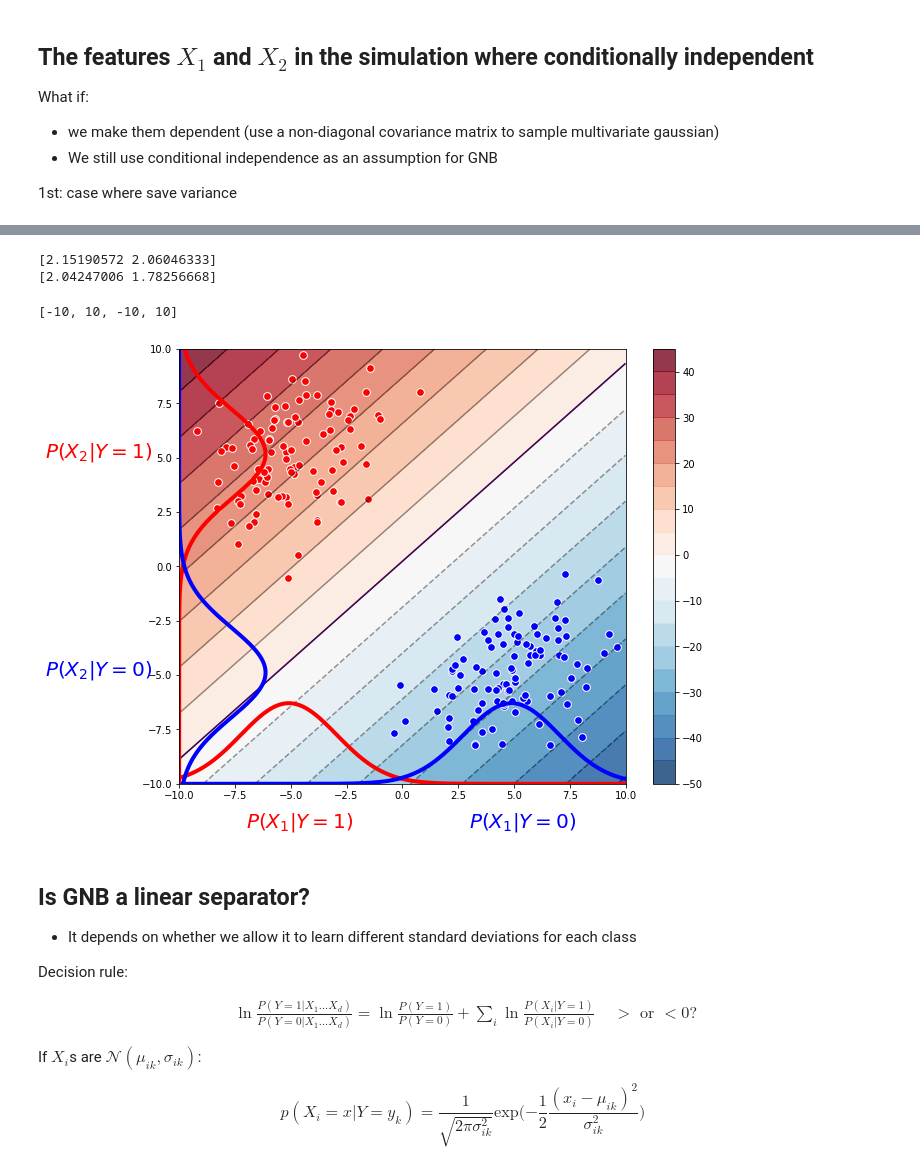
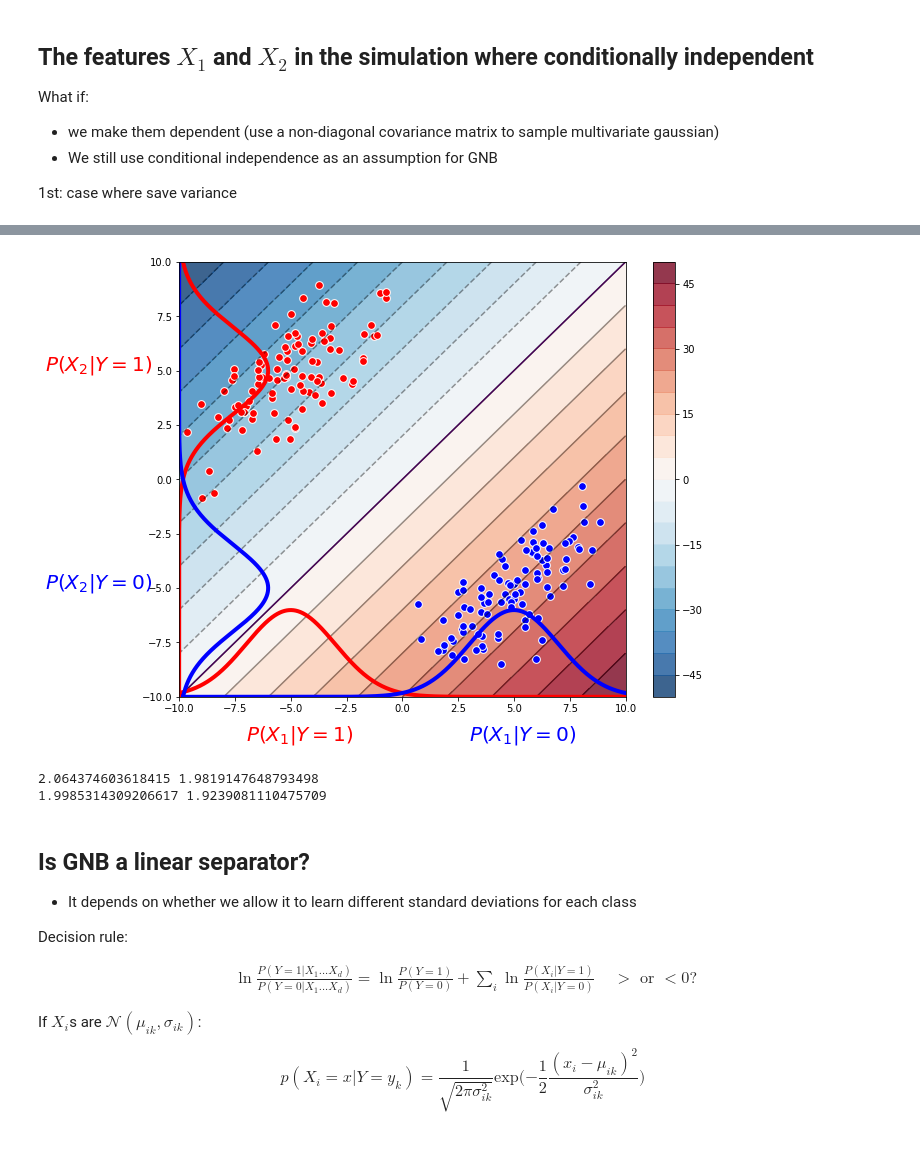
Before and after one commit to lwehbe/10315_S21, a Jupyter notebook: Lecture_06_Naive_Bayes.ipynb, the cells around one changed output, grey strips where cells are left out. Saved outputs shown, nothing was run; the diff lists cells and outputs as text; code cells hidden in the pictures.

```diff
--- a/Lecture_06_Naive_Bayes.ipynb
+++ b/Lecture_06_Naive_Bayes.ipynb
@@ -595,34 +612,29 @@ P_X2_0 = norm.pdf(x1,mu_2_0,sigma_2_0)
-# %%
-# other things don't change!
-print(X_positive.std(axis=0))
-print(X_negative.std(axis=0))
-
-plt.figure(figsize=(10,8))
-
-# plot contour plot
-cs = plt.contourf(X1, X2, fX,20,cmap='RdBu_r',alpha=0.8);
-plt.colorbar()
-contours = plt.contour(cs, colors='k',alpha=0.4)
-plt.contour(contours,levels=[0],linewidth=5)
-
-# previous stuff
-plt.scatter(X_positive[:, 0], X_positive[:, 1],facecolors='r', edgecolors='w',s=60)
-plt.scatter(X_negative[:, 0], X_negative[:, 1],facecolors='b', edgecolors='w',s=60)
-lim_plot = 10
-plt.plot(x1,P_X1_1*2*lim_plot-lim_plot,'r',linewidth=4)
-plt.text(-7, -12, r'$P(X_1|Y=1)$', color = 'red',fontsize=20)
-plt.plot(x1,P_X1_0*2*lim_plot-lim_plot,'b',linewidth=4)
-plt.text(3, -12, r'$P(X_1|Y=0)$', color = 'blue',fontsize=20)
-plt.plot(P_X2_1*2*lim_plot-lim_plot,x1,'r',linewidth=4)
-plt.text(-16,5,  r'$P(X_2|Y=1)$', color = 'red',fontsize=20)
-plt.plot(P_X2_0*2*lim_plot-lim_plot,x1,'b',linewidth=4)
-plt.text(-16,-5,  r'$P(X_2|Y=0)$', color = 'blue',fontsize=20)
-plt.axis([-lim_plot,lim_plot,-lim_plot,lim_plot],'equal')
-# %% [output]
-[2.15190572 2.06046333]
-[2.04247006 1.78256668]
-[-10, 10, -10, 10]
-[figure, removed]
+# %%
+# Assume I perfectly estimate the parameters (not true for limited data!)
+params = dict(mu_1_1 = -5, sigma_1_1 = 2,
+            mu_2_1 = 5, sigma_2_1 = 2,
+            mu_1_0 = 5, sigma_1_0 = 2,
+            mu_2_0 = -5, sigma_2_0 = 2
+)
+
+plot_GNB(X_positive,X_negative,params)
+# %% [output]
+[figure, added]
+# %%
+# Estimate
+
+mu_1_1, mu_2_1 = np.mean(X_positive,axis=0)
+mu_1_0, mu_2_0 = np.mean(X_negative,axis=0)
+
+# Same Variance!
+
+sigma_1_1, sigma_2_1 = np.std(X_positive,axis=0)
+sigma_1_0, sigma_2_0 = np.std(X_negative,axis=0)
+print(sigma_1_1, sigma_2_1)
+print(sigma_1_0, sigma_2_0)
+# %% [output]
+2.064374603618415 1.9819147648793498
+1.9985314309206617 1.9239081110475709
 # %% [markdown]
 ## Is GNB a linear separator?
 
```
Also changed, not shown: parts of 29 cells of this notebook, 2 other files.
